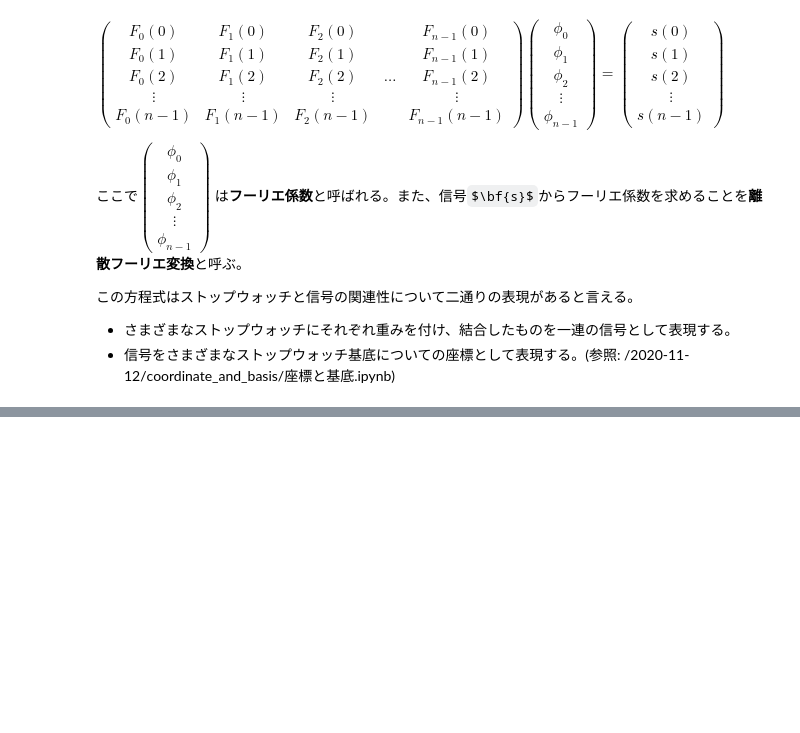
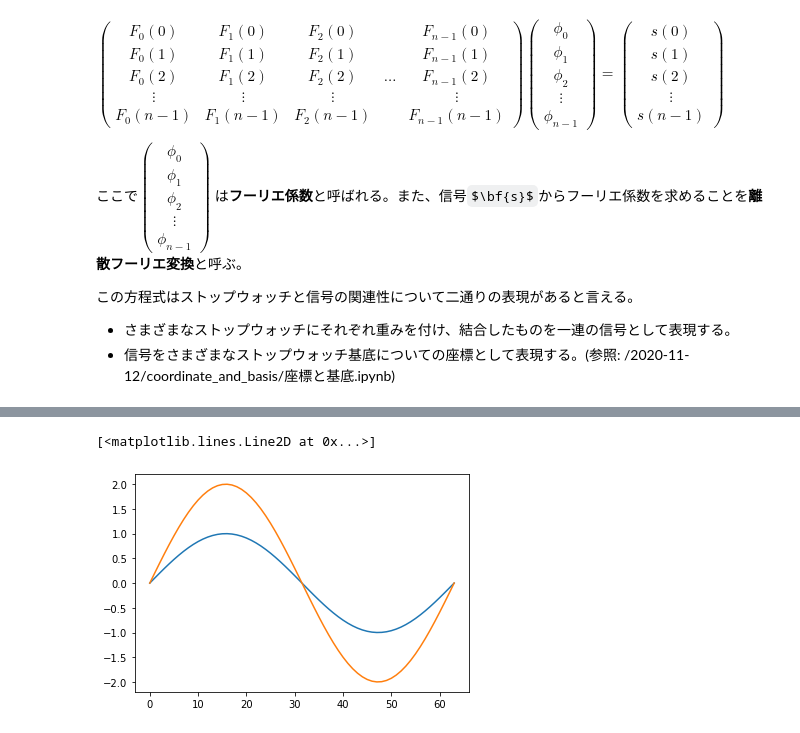
Before and after one commit to conf8o/python-audio-study, a Jupyter notebook: 2020-11-12/stopwatch/正弦波の重み付き和としての信号.ipynb, the cells around one changed output, grey strips where cells are left out. Cells and saved outputs as stored; diff of their text form; code cells hidden in the pictures; some formulas as TeX source; blank space fills up the shorter version.

```diff
--- a/2020-11-12/stopwatch/正弦波の重み付き和としての信号.ipynb
+++ b/2020-11-12/stopwatch/正弦波の重み付き和としての信号.ipynb
@@ -100,0 +153,19 @@ $
+# %%
+stopwatch_mat = np.stack(stopwatches, axis=1)
+
+coordinate = np.repeat(0, n)
+
+# sin(x)の正弦波だけの座標
+coordinate[1] = 1
+
+# 行列(ストップウォッチ)とベクトル(座標)の積で信号を表現できる。
+s = stopwatch_mat.dot(coordinate)
+plt.plot(s)
+
+# 振幅を二倍にしてみる。
+coordinate[1] = 2
+s = stopwatch_mat.dot(coordinate)
+plt.plot(s)
+# %% [output]
+[<matplotlib.lines.Line2D at 0x...>]
+[figure, added]
```
Also changed, not shown: parts of 6 cells of this notebook, 3 other files.
